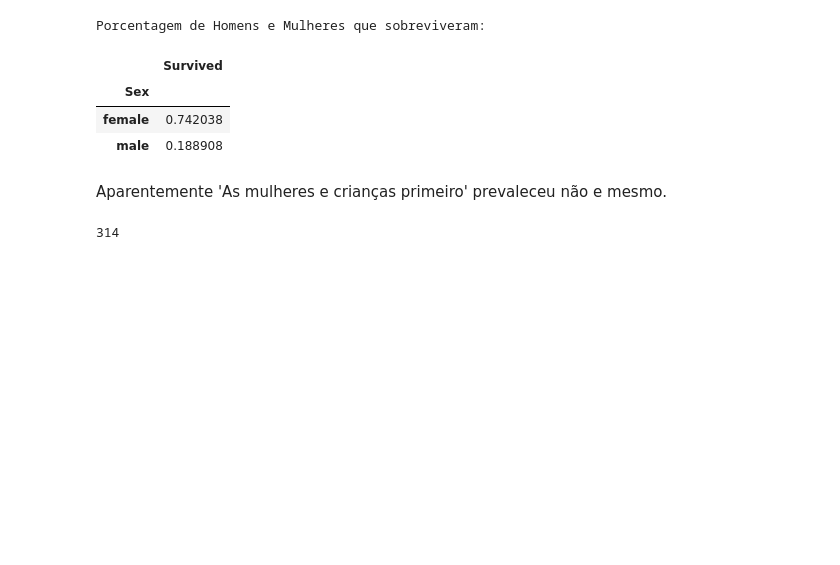
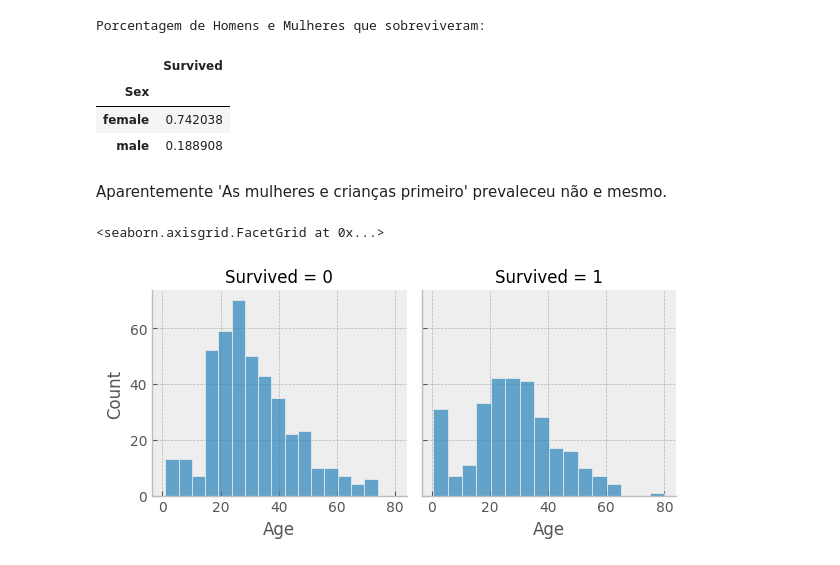
Before and after one commit to SauloCJ/Data_Science, a Jupyter notebook: Titanic - Machine Learning from Disaster/titanic.ipynb, the cells around one changed output. Drawn from its saved outputs; the diff is of its cells as text; code cells hidden in the pictures; blank space fills up the shorter version.

```diff
--- a/Titanic - Machine Learning from Disaster/titanic.ipynb
+++ b/Titanic - Machine Learning from Disaster/titanic.ipynb
@@ -167,7 +167,9 @@ Porcentagem de Homens e Mulheres que sobreviveram:
 | male | 0.188908 |
 # %% [markdown]
 Aparentemente 'As mulheres e crianças primeiro' prevaleceu não e mesmo.
-# %%
-len(df_train[df_train['Sex'] == 'female'])
-# %% [output]
-314
+# %%
+age_survived = sns.FacetGrid(df_train, col='Survived')
+age_survived.map(sns.histplot, 'Age')
+# %% [output]
+<seaborn.axisgrid.FacetGrid at 0x...>
+[figure, added]
```
Also changed, not shown: parts of 2 cells of this notebook.
